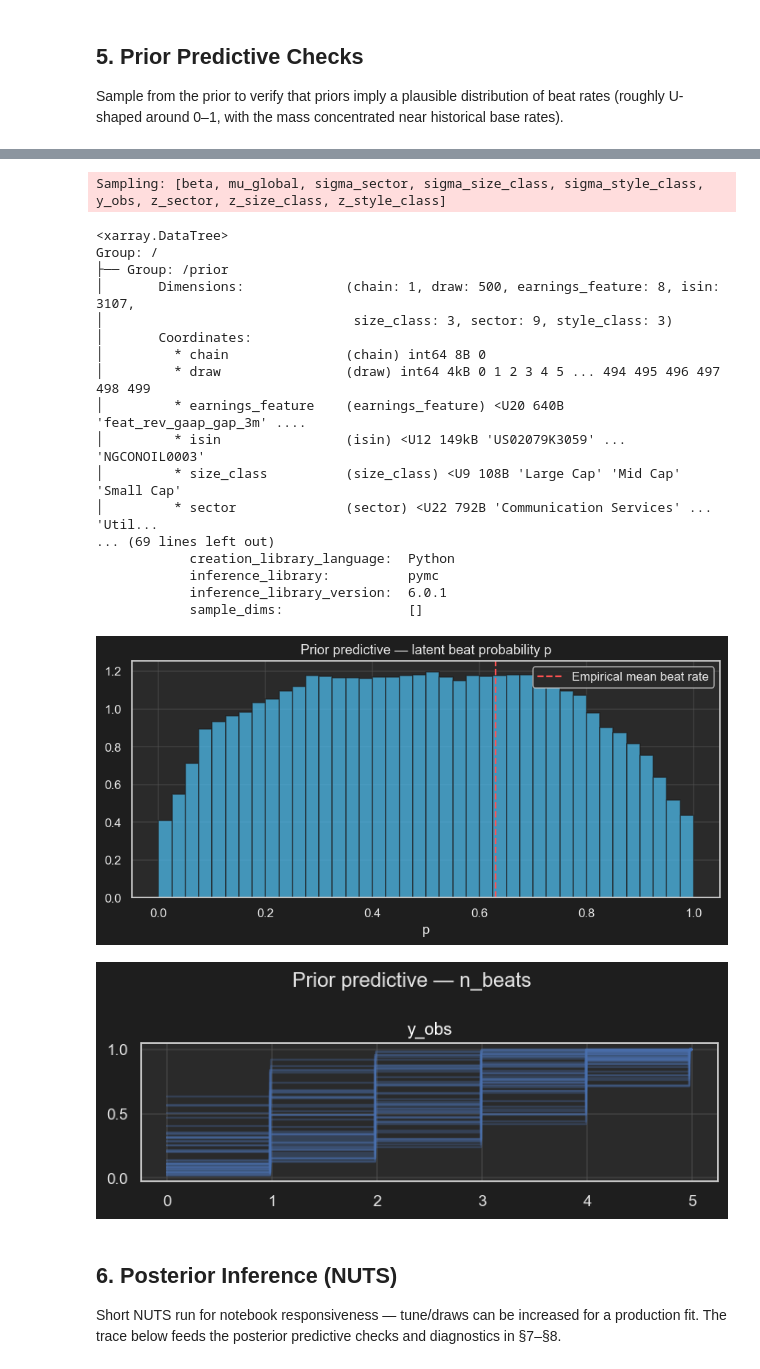
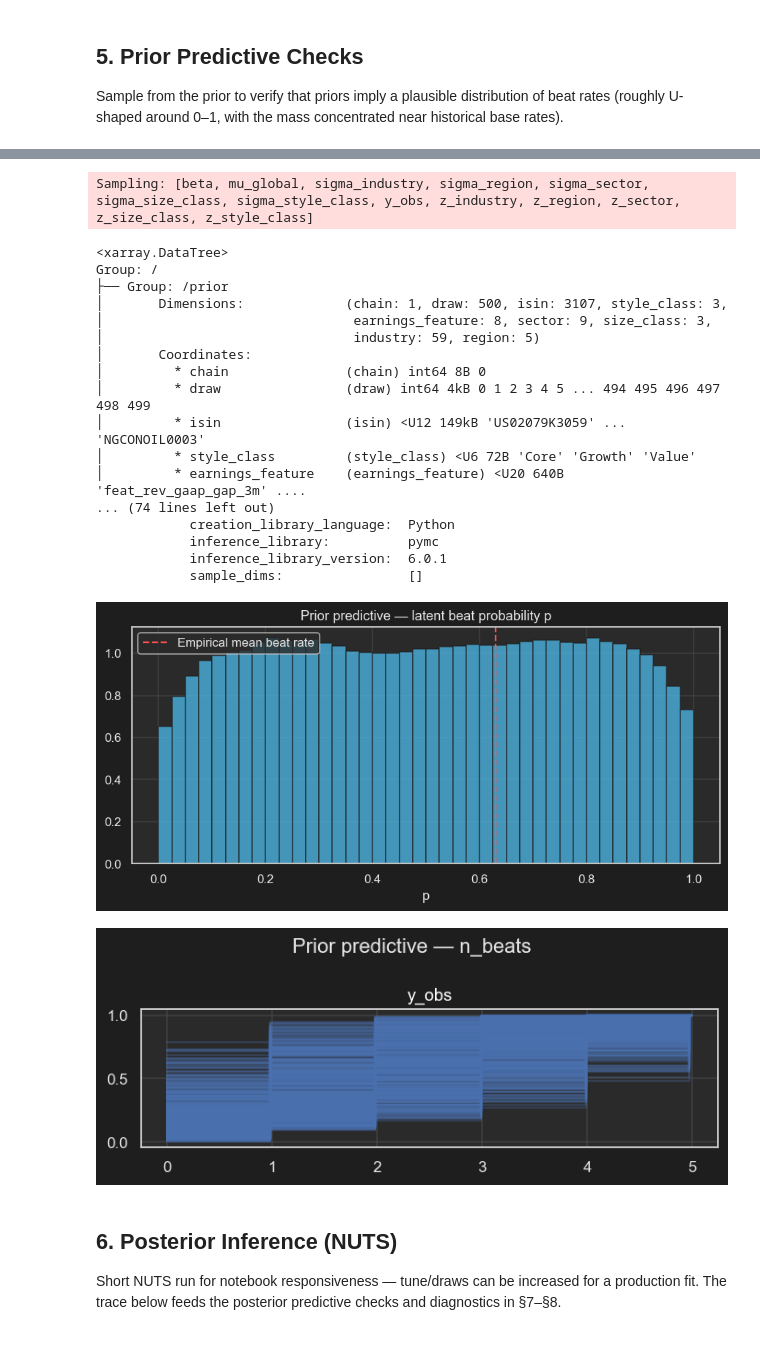
Before and after one commit to Kabenge42/PML_Finance_Project, a Jupyter notebook: pymc_earnings_beat.ipynb, the cells around one changed output, grey strips where cells are left out. Cells and saved outputs as stored; diff of their text form; code cells hidden in the pictures.

```diff
--- a/pymc_earnings_beat.ipynb
+++ b/pymc_earnings_beat.ipynb
@@ -202,7 +202,8 @@ for col in COORD_COLS:
     fig, ax = plt.subplots(figsize=(8, max(3, 0.3 * len(counts))))
     counts.sort_values().plot.barh(ax=ax)
     ax.set_title(f'Top categories — {col}')
-    plt.tight_layout(); plt.show()
+    plt.tight_layout();
+    plt.show()
 # %% [output]
 [figure]
 [figure]
@@ -461,7 +464,7 @@ Selected predictors (8): ['feat_rev_gaap_gap_3m', 'feat_rev_1w', 'feat_rev_1m',
 # Build the coords dict from all categorical columns exposed by
 # pml.mv_pymc_earnings_beat (DDL: region, country, trading_country, exchange,
 # unit, style_class, size_class, sector, industry, feat_next_earnings_status).
-GROUP_EFFECTS = [c for c in ('sector', 'size_class', 'style_class') if c in CATEGORICAL_COORDS]
+GROUP_EFFECTS = [c for c in ('region', 'sector', 'industry', 'size_class', 'style_class') if c in CATEGORICAL_COORDS]
 
 coords = {
     'isin': isin_labels,
@@ -627,20 +633,20 @@ with earnings_beat_model:
     )
 prior_idata
 # %% [output]
-Sampling: [beta, mu_global, sigma_sector, sigma_size_class, sigma_style_class, y_obs, z_sector, z_size_class, z_style_class]
+Sampling: [beta, mu_global, sigma_industry, sigma_region, sigma_sector, sigma_size_class, sigma_style_class, y_obs, z_industry, z_region, z_sector, z_size_class, z_style_class]
 <xarray.DataTree>
 Group: /
 ├── Group: /prior
-│       Dimensions:             (chain: 1, draw: 500, earnings_feature: 8, isin: 3107,
-│                                size_class: 3, sector: 9, style_class: 3)
+│       Dimensions:             (chain: 1, draw: 500, isin: 3107, style_class: 3,
+│                                earnings_feature: 8, sector: 9, size_class: 3,
+│                                industry: 59, region: 5)
 │       Coordinates:
 │         * chain               (chain) int64 8B 0
 │         * draw                (draw) int64 4kB 0 1 2 3 4 5 ... 494 495 496 497 498 499
+│         * isin                (isin) <U12 149kB 'US02079K3059' ... 'NGCONOIL0003'
+│         * style_class         (style_class) <U6 72B 'Core' 'Growth' 'Value'
 │         * earnings_feature    (earnings_feature) <U20 640B 'feat_rev_gaap_gap_3m' ....
-│         * isin                (isin) <U12 149kB 'US02079K3059' ... 'NGCONOIL0003'
-│         * size_class          (size_class) <U9 108B 'Large Cap' 'Mid Cap' 'Small Cap'
-│         * sector              (sector) <U22 792B 'Communication Services' ... 'Util...
-... (69 lines left out)
+... (74 lines left out)
             creation_library_language:  Python
             inference_library:          pymc
             inference_library_version:  6.0.1
@@ -666,23 +672,23 @@ ax.legend()
 plt.tight_layout()
 plt.show()
 # %% [output]
-[figure, old version]
+[figure, new version]
 # %%
 # 5.2 Prior predictive distribution of n_beats vs observed
 from arviz_plots import plot_ppc_dist
 
 pc = plot_ppc_dist(
     prior_idata,
     group="prior_predictive",  # ArviZ 1.x uses the explicit group name
     var_names=["y_obs"],
     kind="ecdf",  # 'ecdf' (recommended) or 'kde' / 'hist'
-    num_samples=50,  # replaces num_pp_samples
+    num_samples=500,  # replaces num_pp_samples
 )
 plt.suptitle("Prior predictive — n_beats")
 plt.tight_layout()
 plt.show()
 # %% [output]
-[figure, old version]
+[figure, new version]
 # %% [markdown]
 ## 6. Posterior Inference (NUTS)
 
```
Also changed, not shown: parts of 15 cells of this notebook, 43 other files.
